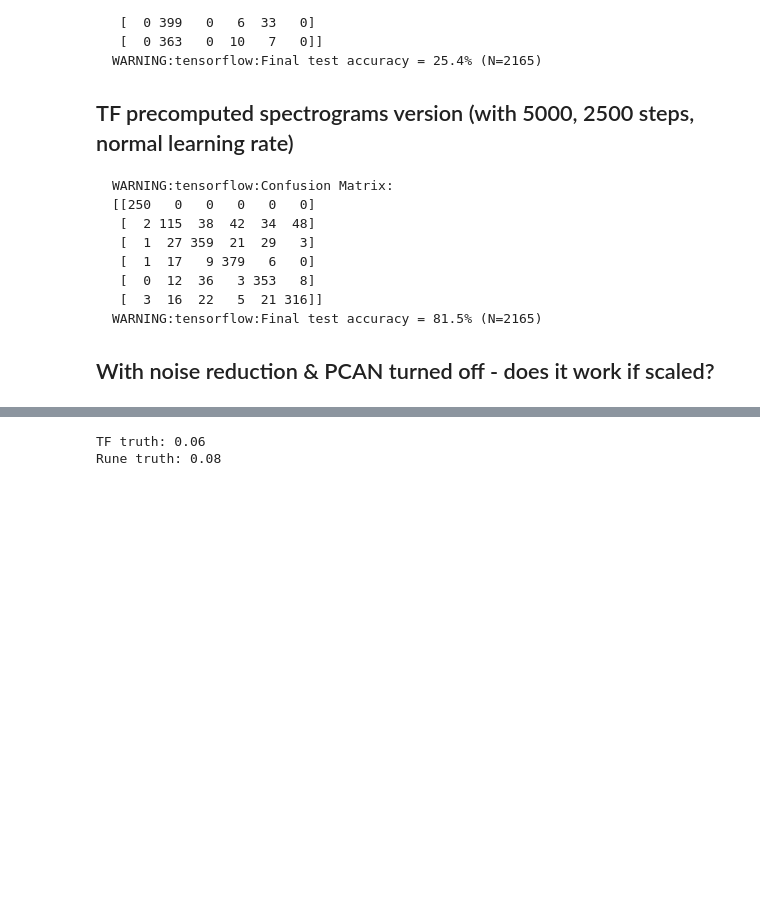
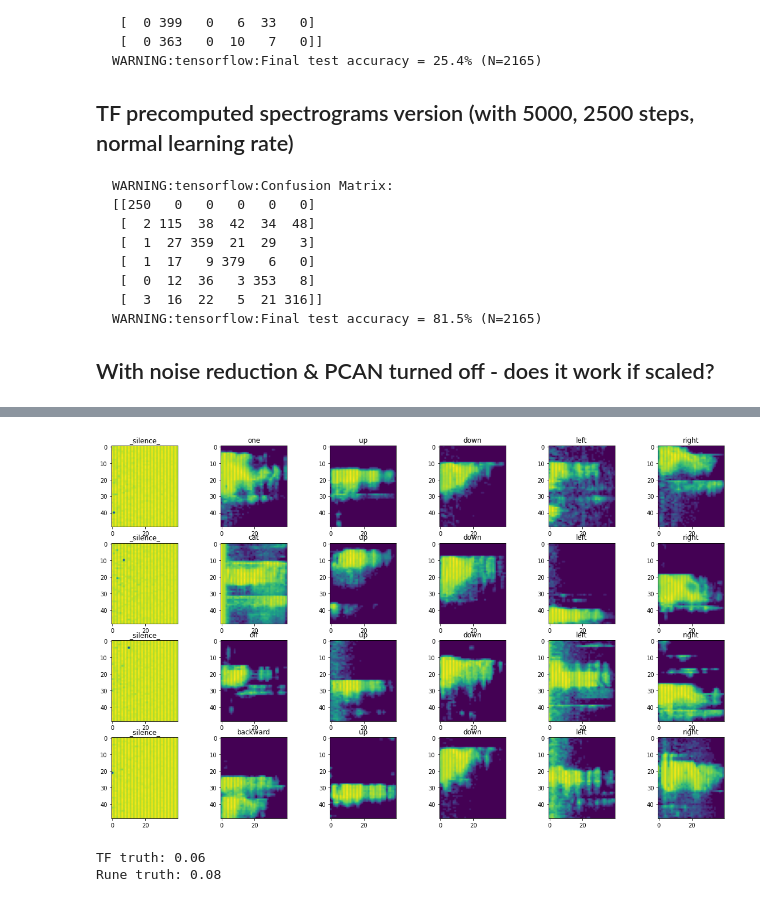
Before and after one commit to hotg-ai/rune, a Jupyter notebook: python/tf_training_with_precomputed_spectrograms.ipynb, the cells around one changed output, grey strips where cells are left out. Cells and saved outputs as stored; diff of their text form; code cells hidden in the pictures; blank space fills up the shorter version.

```diff
--- a/python/tf_training_with_precomputed_spectrograms.ipynb
+++ b/python/tf_training_with_precomputed_spectrograms.ipynb
@@ -821,3 +830,24 @@ for k in range(36):
+# %%
+f, a =plt.subplots(4,6, figsize=(20,12))
+
+spec_labels = np.array([spec_dict["label"] for spec_dict in audio_processor.specs["training"]])
+unknown_words = [k for k, v in audio_processor.word_to_index.items() if v==1]
+
+for i_word, word in enumerate(audio_processor.words_list):
+
+    if word != "_unknown_":
+        i_to_use = np.argwhere(spec_labels==word).flatten()
+    else:
+        i_to_use = []
+        for i_spec_label, spec_label in enumerate(spec_labels):
+            if spec_label in unknown_words:
+                i_to_use.append(i_spec_label)
+
+    for i_row, i_example in enumerate(i_to_use[:4]):
+        a[i_row, i_word].imshow(np.reshape(audio_processor.specs["training"][i_example]["spec"], [49, 40]))
+        a[i_row, i_word].set_title(audio_processor.specs["training"][i_example]["label"])
+# %% [output]
+[figure, added]
 # %%
 sample_rate = 16000
 window_size_samples = 480
```
Also changed, not shown: parts of 12 cells of this notebook.
